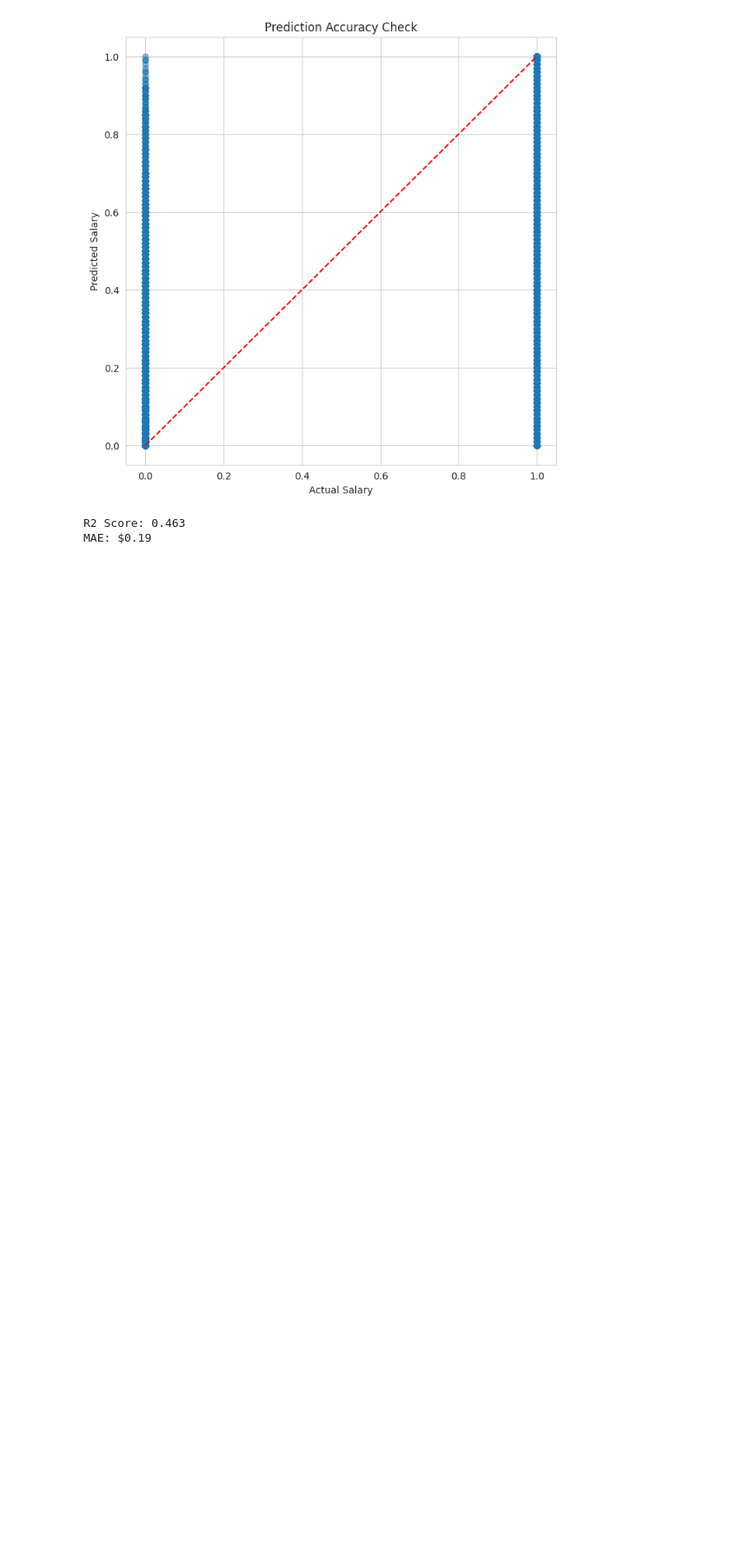
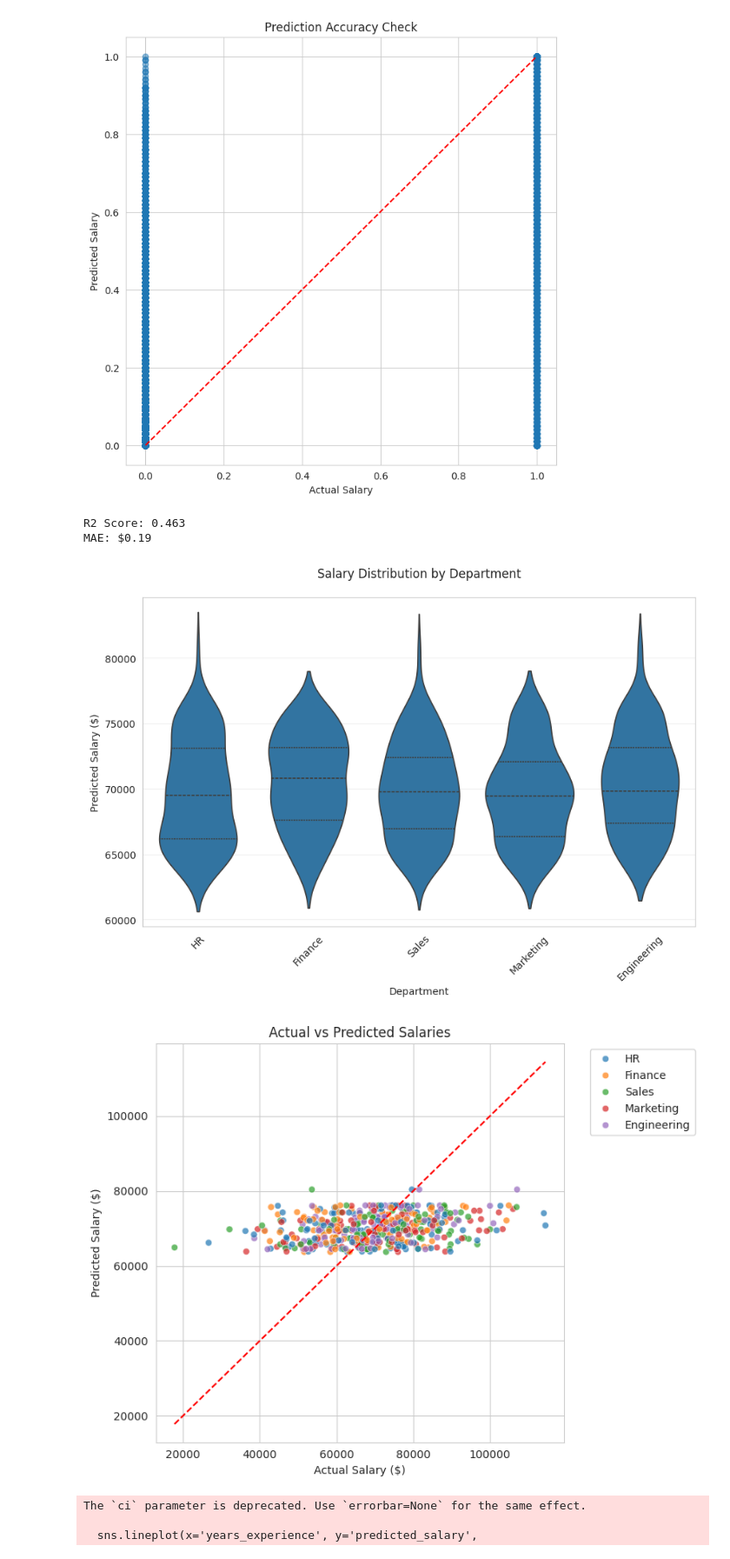
Before and after one commit to farrakhnizam786/salary_prediction-model-using-machine-learning-IBM-internship-, a Jupyter notebook: Employee_salary_pridiction.ipynb, the cells around one changed output. Shown: that part at 87% size. Drawn from its saved outputs; the diff is of its cells as text; code cells hidden in the pictures; blank space fills up the shorter version.

```diff
--- a/Employee_salary_pridiction.ipynb
+++ b/Employee_salary_pridiction.ipynb
@@ -718,3 +718,60 @@ print(f"MAE: ${mean_absolute_error(y_test, predictions):,.2f}")
 [figure]
 R2 Score: 0.463
 MAE: $0.19
+# %%
+# 1. Create sample data (replace with your actual data)
+np.random.seed(42)
+departments = ['Engineering', 'Marketing', 'Sales', 'HR', 'Finance']
+data = {
+    'department': np.random.choice(departments, 500),
+    'years_experience': np.random.randint(1, 20, 500),
+    'education_level': np.random.randint(1, 4, 500),  # 1: Bachelor's, 2: Master's, 3: PhD
+    'salary': np.random.normal(70000, 15000, 500).astype(int)
+}
+df = pd.DataFrame(data)
+
+# 2. Train a simple model (for demonstration)
+X = df[['years_experience', 'education_level']]
+y = df['salary']
+model = RandomForestRegressor().fit(X, y)
+df['predicted_salary'] = model.predict(X)
+
+# 3. Salary band comparison visualization
+plt.figure(figsize=(10, 6))
+sns.violinplot(x='department', y='predicted_salary', data=df, inner='quartile')
+plt.xticks(rotation=45)
+plt.title("Salary Distribution by Department", pad=20)
+plt.ylabel("Predicted Salary ($)")
+plt.xlabel("Department")
+plt.grid(True, axis='y', alpha=0.3)
+plt.show()
+
+# 4. Additional useful visualizations
+# Actual vs Predicted
+plt.figure(figsize=(8, 6))
+sns.scatterplot(x='salary', y='predicted_salary', hue='department', data=df, alpha=0.7)
+plt.plot([df['salary'].min(), df['salary'].max()],
+         [df['salary'].min(), df['salary'].max()],
+         '--r')
+plt.title("Actual vs Predicted Salaries")
+plt.xlabel("Actual Salary ($)")
+plt.ylabel("Predicted Salary ($)")
+plt.legend(bbox_to_anchor=(1.05, 1), loc='upper left')
+plt.tight_layout()
+plt.show()
+
+# 5. Experience vs Salary
+plt.figure(figsize=(10, 6))
+sns.lineplot(x='years_experience', y='predicted_salary',
+             hue='department', data=df, ci=None)
+plt.title("Salary Growth by Experience Level")
+plt.xlabel("Years of Experience")
+plt.ylabel("Predicted Salary ($)")
+plt.grid(True, alpha=0.3)
+plt.show()
+# %% [output]
+[figure, added]
+[figure, added]
+The `ci` parameter is deprecated. Use `errorbar=None` for the same effect.
+
+  sns.lineplot(x='years_experience', y='predicted_salary',
```
Also changed, not shown: parts of 1 cell of this notebook.
